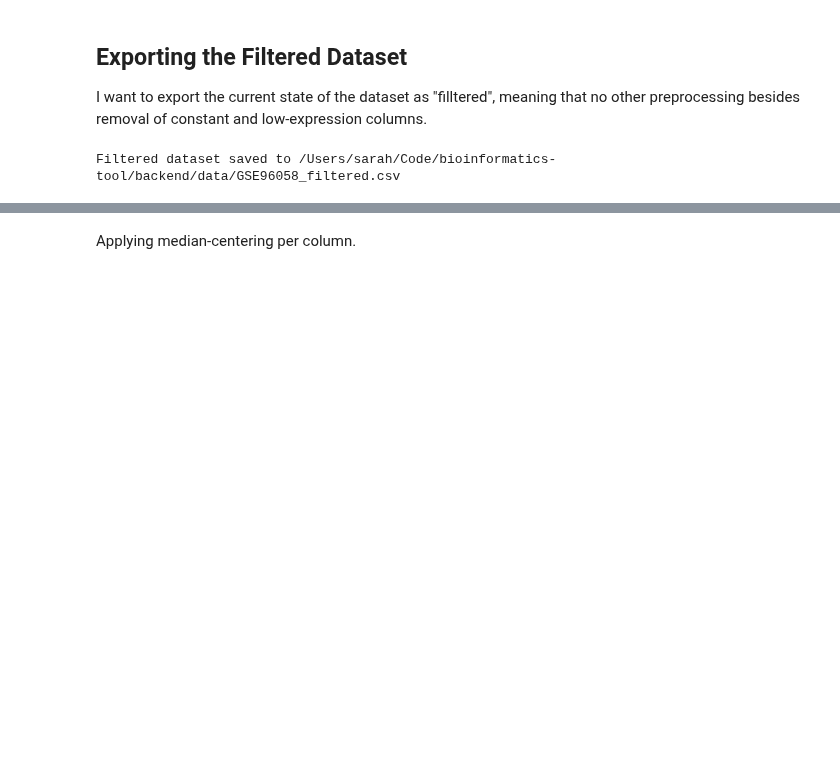
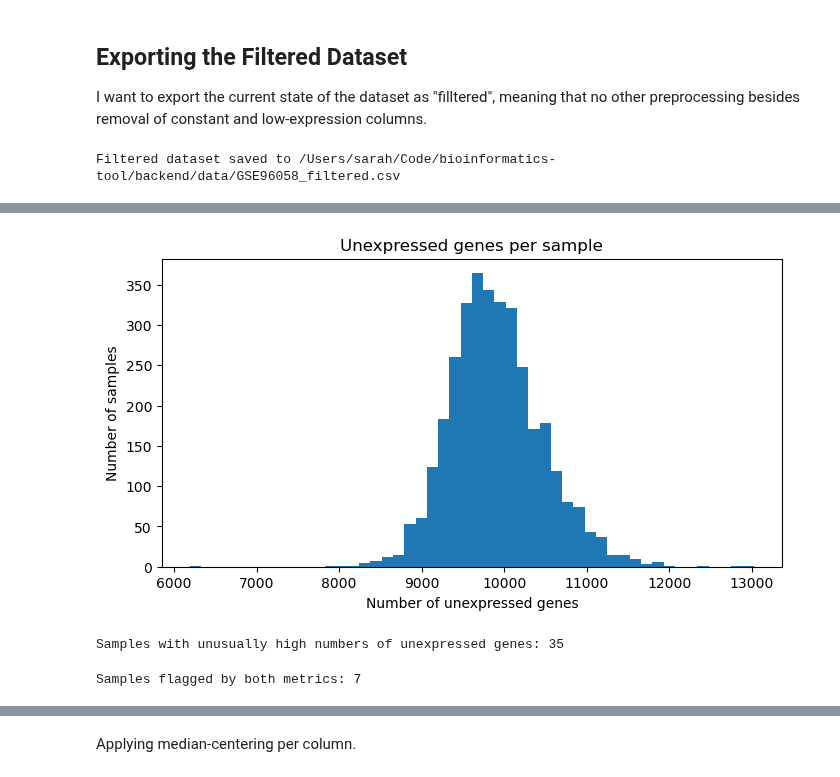
Before and after one commit to starshrimp/bioinformatics-tool, a Jupyter notebook: analysis/data prep/data_preprocessing_expr.ipynb, the cells around one changed output, grey strips where cells are left out. Saved outputs shown, nothing was run; the diff lists cells and outputs as text; code cells hidden in the pictures; blank space fills up the shorter version.

```diff
--- a/analysis/data prep/data_preprocessing_expr.ipynb
+++ b/analysis/data prep/data_preprocessing_expr.ipynb
@@ -155,0 +278,24 @@ Filtered dataset saved to /Users/sarah/Code/bioinformatics-tool/backend/data/GSE
+# %%
+num_unexpressed = (np.abs(em_T - pseudo_zero) < tolerance).sum(axis=1)
+plt.figure(figsize=(8,4))
+plt.hist(num_unexpressed, bins=50)
+plt.xlabel("Number of unexpressed genes")
+plt.ylabel("Number of samples")
+plt.title("Unexpressed genes per sample")
+plt.show()
+
+# Flag samples with unusually high numbers of unexpressed genes (e.g., >99th percentile)
+unexpr_threshold = num_unexpressed.quantile(0.99)
+bad_samples_unexpr = num_unexpressed[num_unexpressed > unexpr_threshold].index
+print(f"Samples with unusually high numbers of unexpressed genes: {len(bad_samples_unexpr)}")
+# %% [output]
+[figure, added]
+Samples with unusually high numbers of unexpressed genes: 35
+# %%
+clinical_df['many_unexpressed_genes'] = False
+clinical_df.loc[bad_samples_unexpr, 'many_unexpressed_genes'] = True
+
+overlap = clinical_df[(clinical_df['expression_outlier'] != 'none') & (clinical_df['many_unexpressed_genes'])]
+print(f"Samples flagged by both metrics: {len(overlap)}")
+# %% [output]
+Samples flagged by both metrics: 7
```
Also changed, not shown: parts of 20 cells of this notebook.
